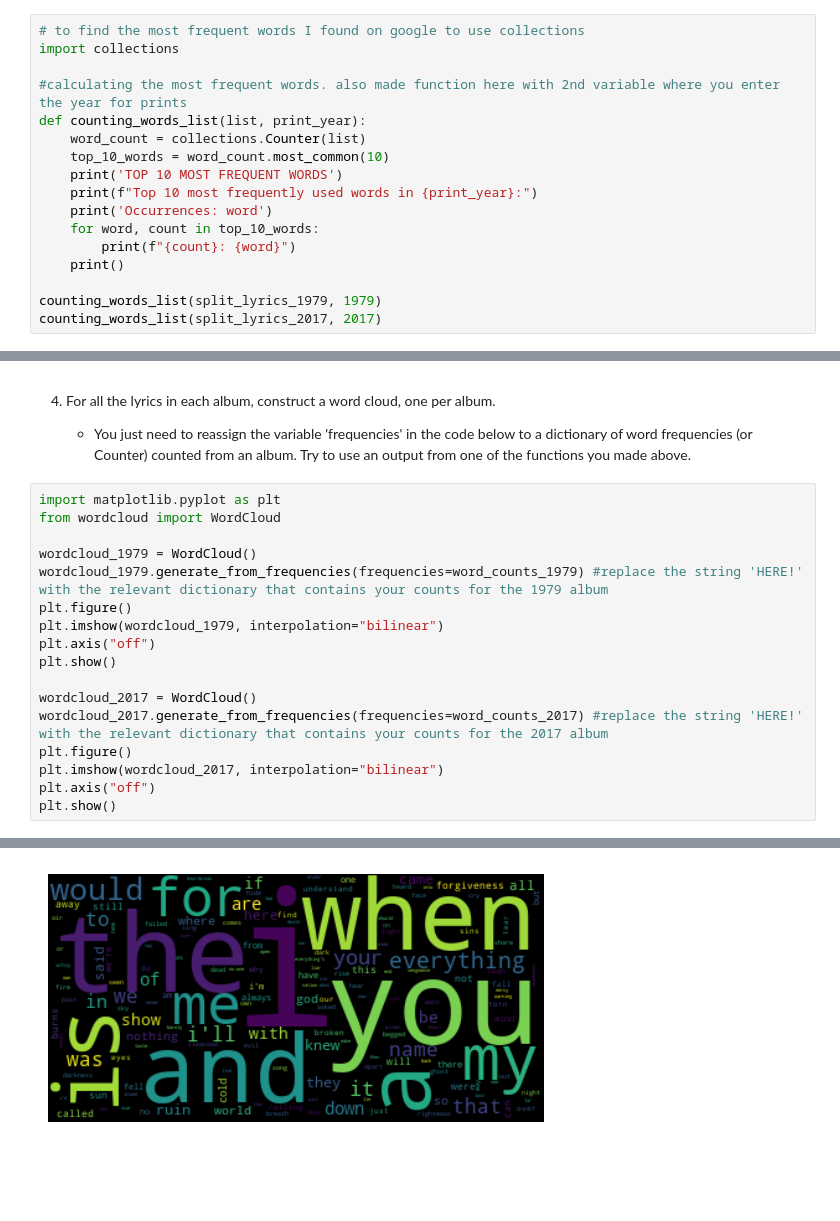
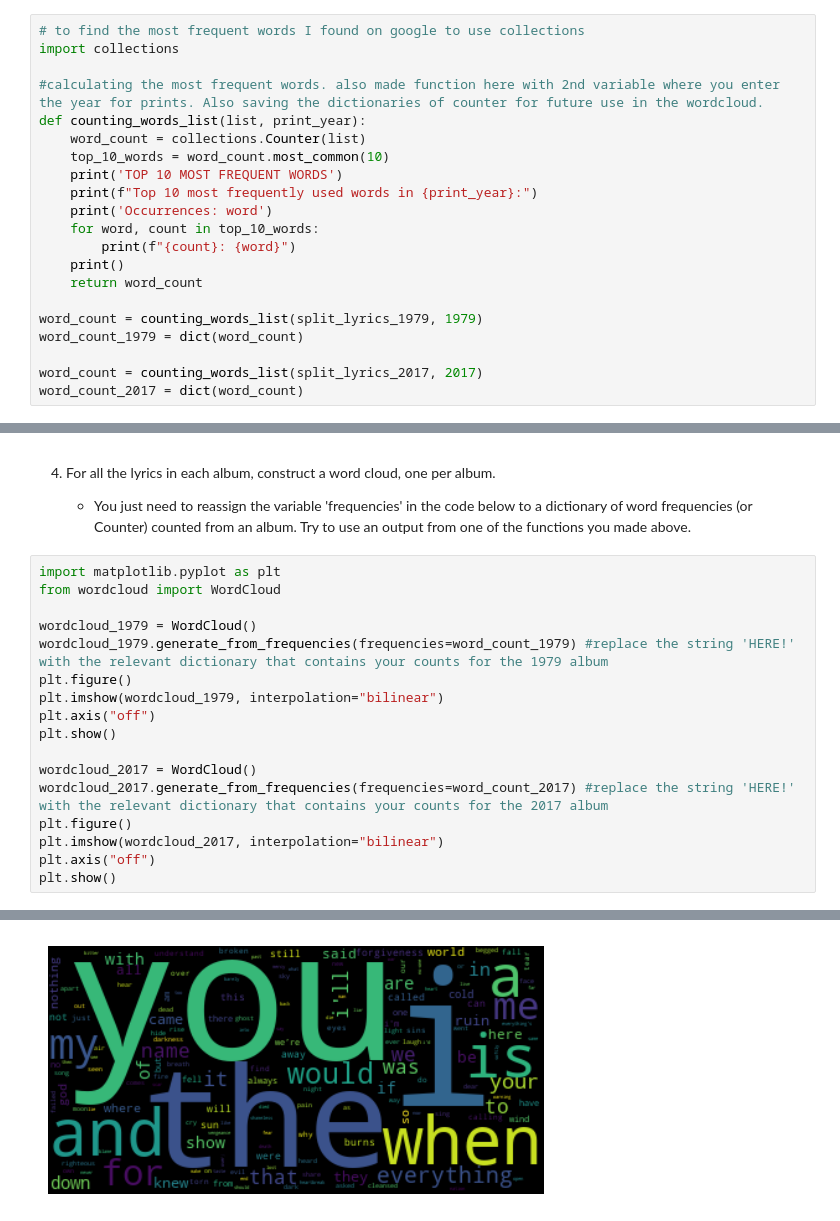
Before and after one commit to LeonardLehman/2023-coding-the-humanities, a Jupyter notebook: notebooks/assignments/CtH_MidtermAssignment_Leonards_Leimanis.ipynb, the cells around one changed output, grey strips where cells are left out. Drawn from its saved outputs; the diff is of its cells as text; blank space fills up the shorter version.

```diff
--- a/notebooks/assignments/CtH_MidtermAssignment_Leonards_Leimanis.ipynb
+++ b/notebooks/assignments/CtH_MidtermAssignment_Leonards_Leimanis.ipynb
@@ -488,7 +488,7 @@ I have now seperated all the words, made lowercase, and removed punctuation. For
 # to find the most frequent words I found on google to use collections
 import collections
 
-#calculating the most frequent words. also made function here with 2nd variable where you enter the year for prints
+#calculating the most frequent words. also made function here with 2nd variable where you enter the year for prints. Also saving the dictionaries of counter for future use in the wordcloud.
 def counting_words_list(list, print_year):
     word_count = collections.Counter(list)
     top_10_words = word_count.most_common(10)
@@ -498,9 +498,13 @@ def counting_words_list(list, print_year):
     for word, count in top_10_words:
         print(f"{count}: {word}")
     print()
+    return word_count
 
-counting_words_list(split_lyrics_1979, 1979)
-counting_words_list(split_lyrics_2017, 2017)
+word_count = counting_words_list(split_lyrics_1979, 1979)
+word_count_1979 = dict(word_count)
+
+word_count = counting_words_list(split_lyrics_2017, 2017)
+word_count_2017 = dict(word_count)
 # %% [output]
 TOP 10 MOST FREQUENT WORDS
 Top 10 most frequently used words in 1979:
@@ -659,14 +665,14 @@ import matplotlib.pyplot as plt
 from wordcloud import WordCloud
 
 wordcloud_1979 = WordCloud()
-wordcloud_1979.generate_from_frequencies(frequencies=word_counts_1979) #replace the string 'HERE!' with the relevant dictionary that contains your counts for the 1979 album
+wordcloud_1979.generate_from_frequencies(frequencies=word_count_1979) #replace the string 'HERE!' with the relevant dictionary that contains your counts for the 1979 album
 plt.figure()
 plt.imshow(wordcloud_1979, interpolation="bilinear")
 plt.axis("off")
 plt.show()
 
 wordcloud_2017 = WordCloud()
-wordcloud_2017.generate_from_frequencies(frequencies=word_counts_2017) #replace the string 'HERE!' with the relevant dictionary that contains your counts for the 2017 album
+wordcloud_2017.generate_from_frequencies(frequencies=word_count_2017) #replace the string 'HERE!' with the relevant dictionary that contains your counts for the 2017 album
 plt.figure()
 plt.imshow(wordcloud_2017, interpolation="bilinear")
 plt.axis("off")
@@ -676 +682 @@ plt.show()
-[figure, old version]
+[figure, new version]
```
Also changed, not shown: parts of 3 cells of this notebook.
